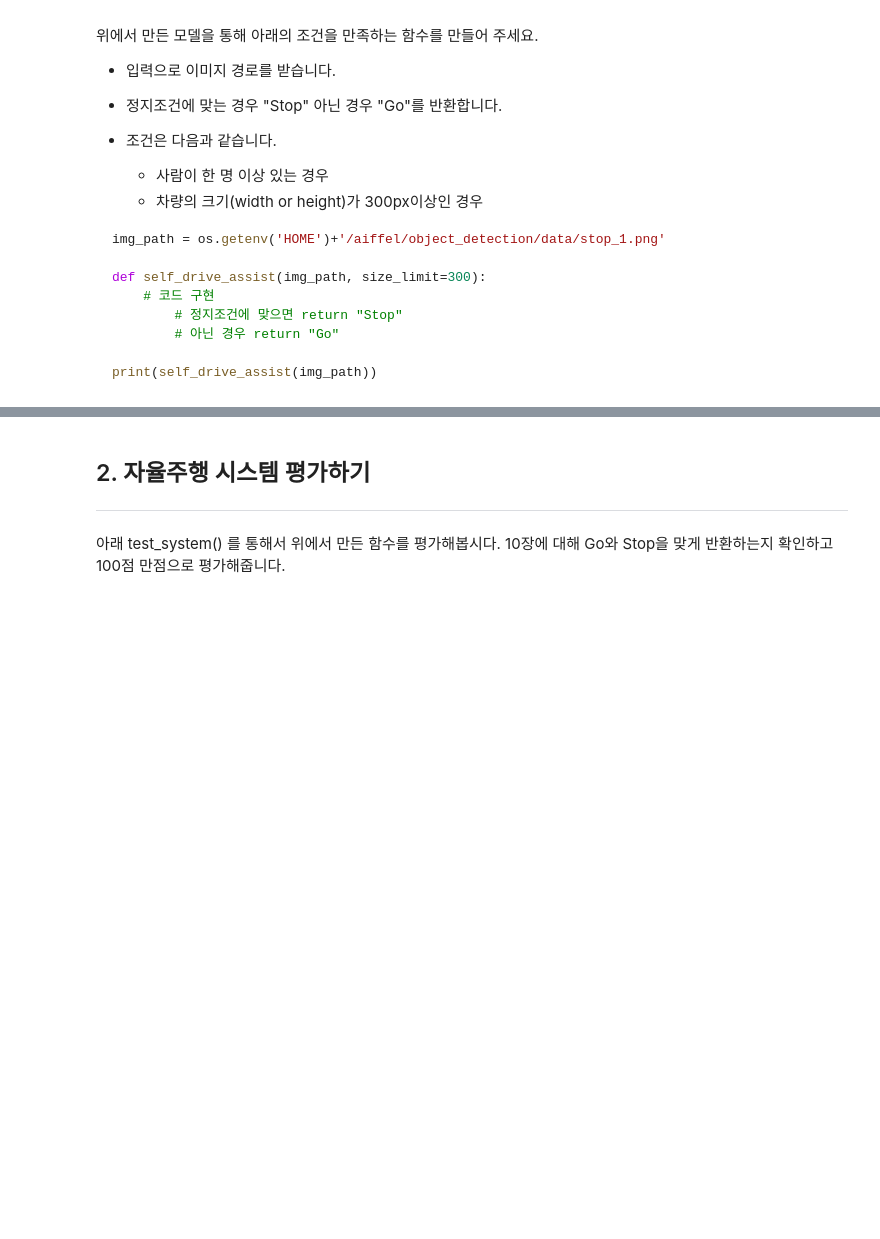
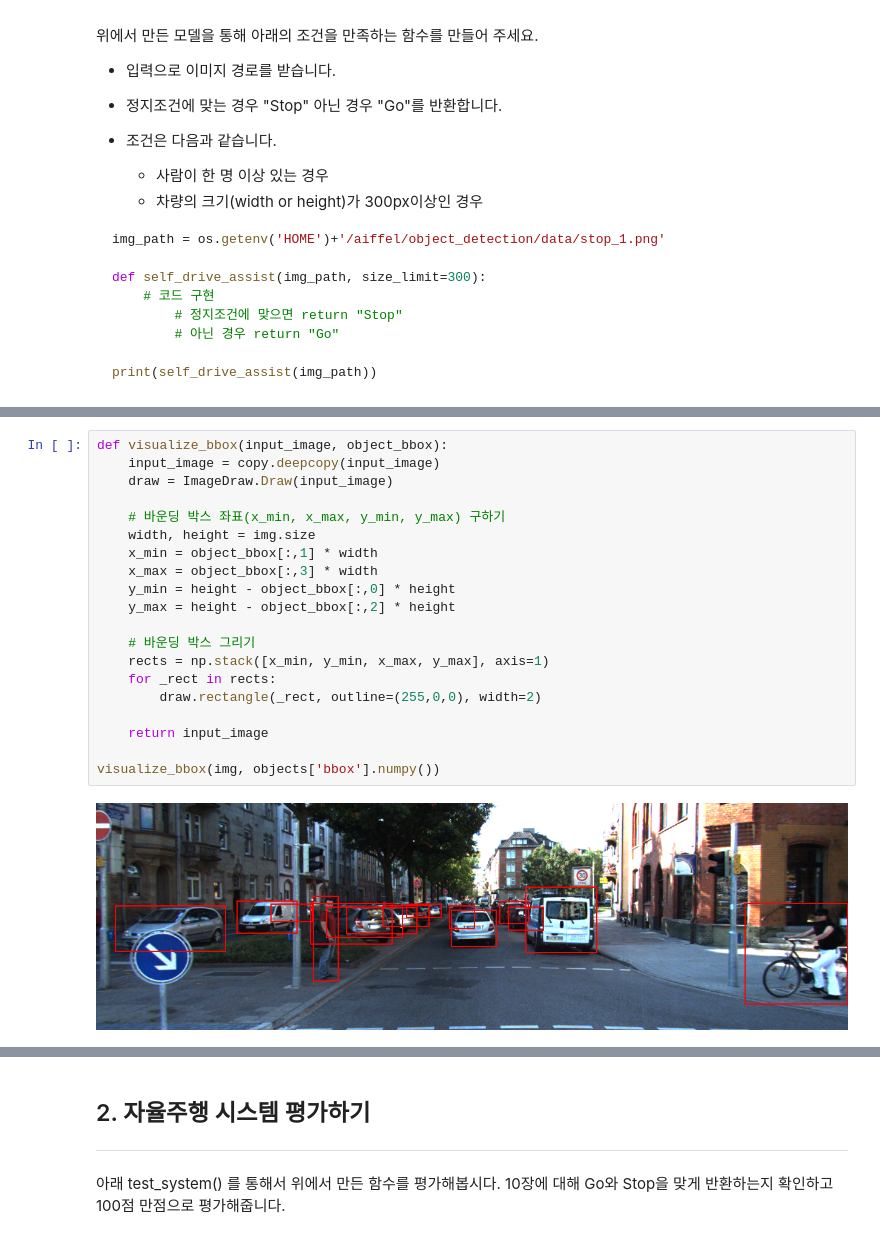
Before and after one commit to aeolian83/aiffel_mini_prject, a Jupyter notebook: Going_deeper06_object_detection/object_detection_practice.ipynb, the cells around one changed output, grey strips where cells are left out. Drawn from its saved outputs; the diff is of its cells as text; blank space fills up the shorter version.

```diff
--- a/Going_deeper06_object_detection/object_detection_practice.ipynb
+++ b/Going_deeper06_object_detection/object_detection_practice.ipynb
@@ -41,0 +132,22 @@ print(self_drive_assist(img_path))
+# %%
+def visualize_bbox(input_image, object_bbox):
+    input_image = copy.deepcopy(input_image)
+    draw = ImageDraw.Draw(input_image)
+
+    # 바운딩 박스 좌표(x_min, x_max, y_min, y_max) 구하기
+    width, height = img.size
+    x_min = object_bbox[:,1] * width
+    x_max = object_bbox[:,3] * width
+    y_min = height - object_bbox[:,0] * height
+    y_max = height - object_bbox[:,2] * height
+
+    # 바운딩 박스 그리기
+    rects = np.stack([x_min, y_min, x_max, y_max], axis=1)
+    for _rect in rects:
+        draw.rectangle(_rect, outline=(255,0,0), width=2)
+
+    return input_image
+
+visualize_bbox(img, objects['bbox'].numpy())
+# %% [output]
+[figure, added]
```
Also changed, not shown: parts of 65 cells of this notebook.
